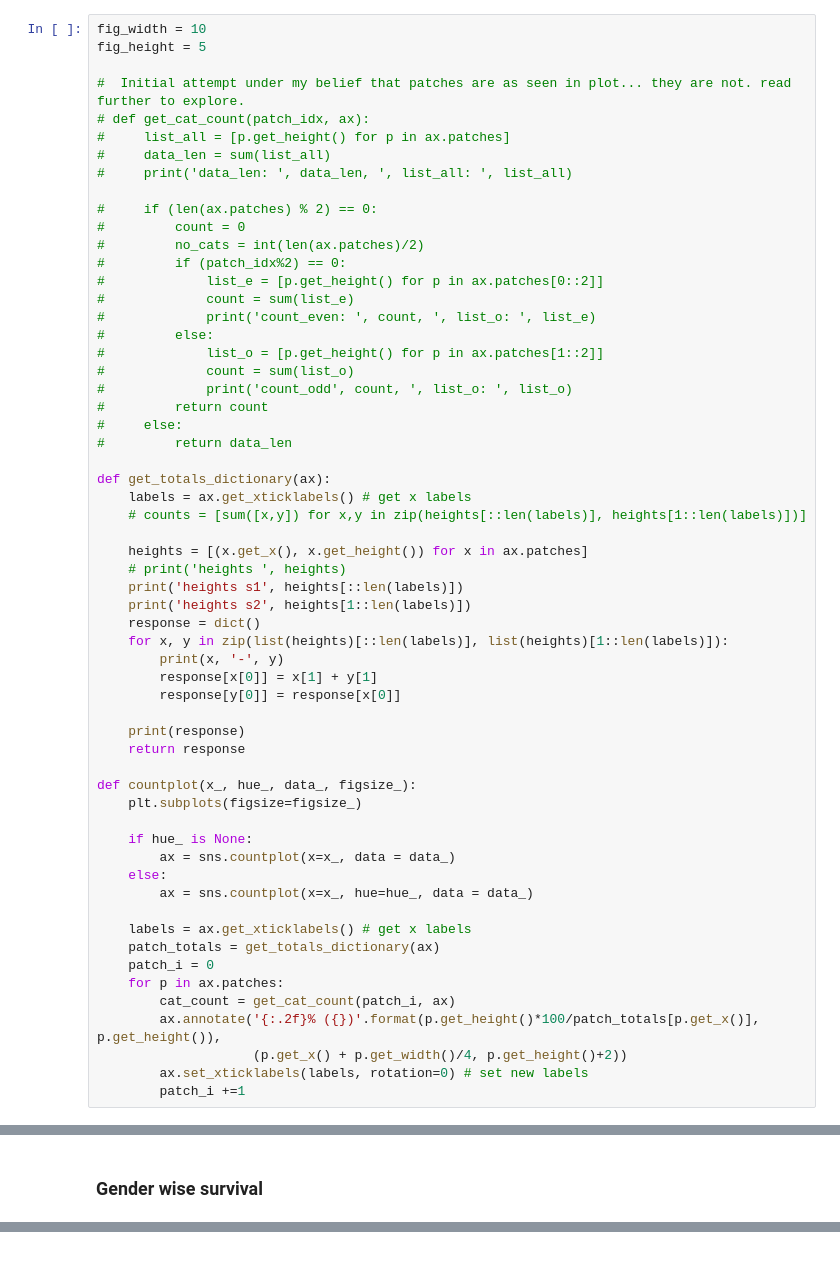
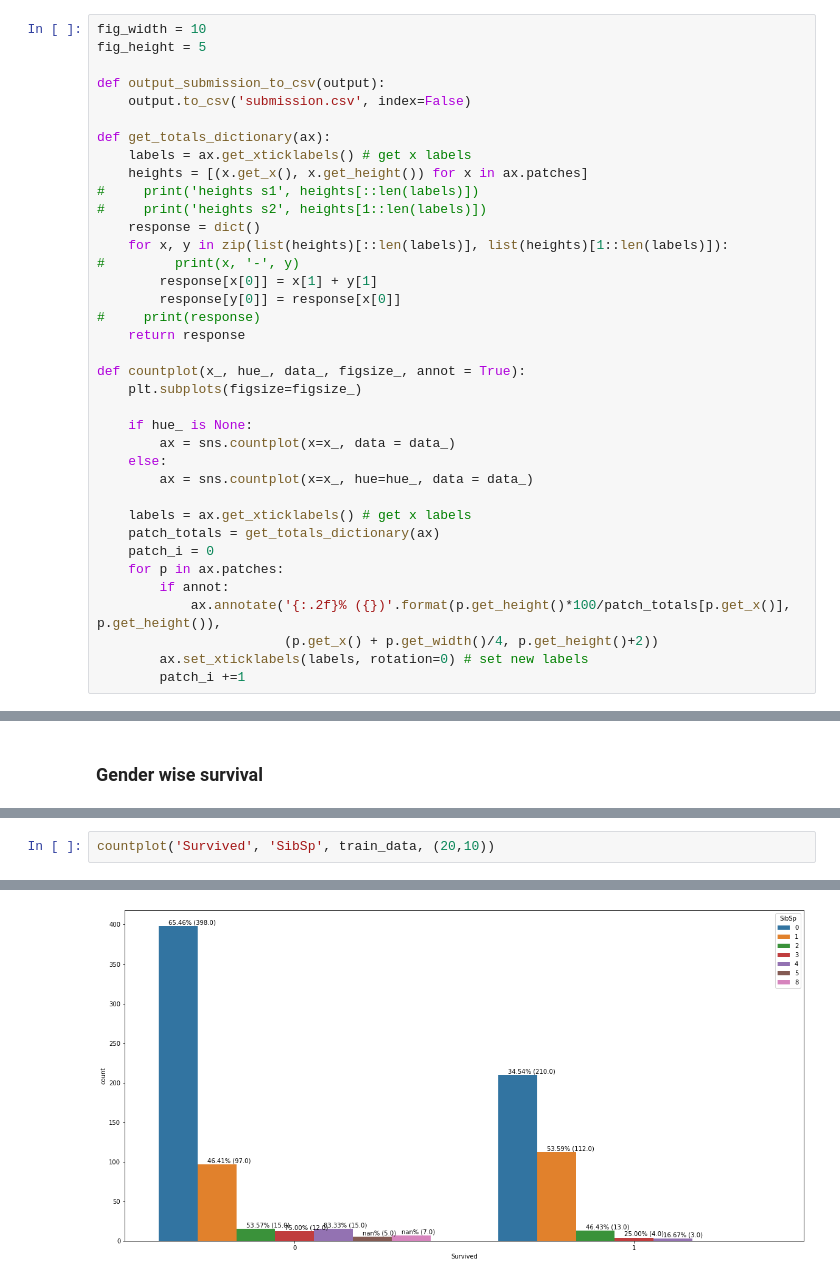
Before and after one commit to Divjyot/KaggleCompetitions, a Jupyter notebook: Titanic Survival Competition/TitanicComp.ipynb, the cells around one changed output, grey strips where cells are left out. Saved outputs shown, nothing was run; the diff lists cells and outputs as text.

```diff
--- a/Titanic Survival Competition/TitanicComp.ipynb
+++ b/Titanic Survival Competition/TitanicComp.ipynb
@@ -53,45 +64,23 @@ Female  314
 fig_width = 10
 fig_height = 5
 
-#  Initial attempt under my belief that patches are as seen in plot... they are not. read further to explore.
-# def get_cat_count(patch_idx, ax):
-#     list_all = [p.get_height() for p in ax.patches]
-#     data_len = sum(list_all)
-#     print('data_len: ', data_len, ', list_all: ', list_all)
-
-#     if (len(ax.patches) % 2) == 0:
-#         count = 0
-#         no_cats = int(len(ax.patches)/2)
-#         if (patch_idx%2) == 0:
-#             list_e = [p.get_height() for p in ax.patches[0::2]]
-#             count = sum(list_e)
-#             print('count_even: ', count, ', list_o: ', list_e)
-#         else:
-#             list_o = [p.get_height() for p in ax.patches[1::2]]
-#             count = sum(list_o)
-#             print('count_odd', count, ', list_o: ', list_o)
-#         return count
-#     else:
-#         return data_len
+def output_submission_to_csv(output):
+    output.to_csv('submission.csv', index=False)
 
 def get_totals_dictionary(ax):
     labels = ax.get_xticklabels() # get x labels
-    # counts = [sum([x,y]) for x,y in zip(heights[::len(labels)], heights[1::len(labels)])]
-
     heights = [(x.get_x(), x.get_height()) for x in ax.patches]
-    # print('heights ', heights)
-    print('heights s1', heights[::len(labels)])
-    print('heights s2', heights[1::len(labels)])
+#     print('heights s1', heights[::len(labels)])
+#     print('heights s2', heights[1::len(labels)])
     response = dict()
     for x, y in zip(list(heights)[::len(labels)], list(heights)[1::len(labels)]):
-        print(x, '-', y)
+#         print(x, '-', y)
         response[x[0]] = x[1] + y[1]
         response[y[0]] = response[x[0]]
-
-    print(response)
+#     print(response)
     return response
 
-def countplot(x_, hue_, data_, figsize_):
+def countplot(x_, hue_, data_, figsize_, annot = True):
     plt.subplots(figsize=figsize_)
 
     if hue_ is None:
@@ -103,9 +92,9 @@ def countplot(x_, hue_, data_, figsize_):
     patch_totals = get_totals_dictionary(ax)
     patch_i = 0
     for p in ax.patches:
-        cat_count = get_cat_count(patch_i, ax)
-        ax.annotate('{:.2f}% ({})'.format(p.get_height()*100/patch_totals[p.get_x()], p.get_height()),
-                    (p.get_x() + p.get_width()/4, p.get_height()+2))
+        if annot:
+            ax.annotate('{:.2f}% ({})'.format(p.get_height()*100/patch_totals[p.get_x()], p.get_height()),
+                        (p.get_x() + p.get_width()/4, p.get_height()+2))
         ax.set_xticklabels(labels, rotation=0) # set new labels
         patch_i +=1
 # %% [markdown]
@@ -259,0 +179,3 @@ print("% of women who survived:", rate_women)
+# %%
+countplot('Survived', 'SibSp', train_data, (20,10))
+# %% [output]
@@ -259,0 +192 @@ print("% of women who survived:", rate_women)
+[figure, added]
```
Also changed, not shown: parts of 68 cells of this notebook, 5 other files.
